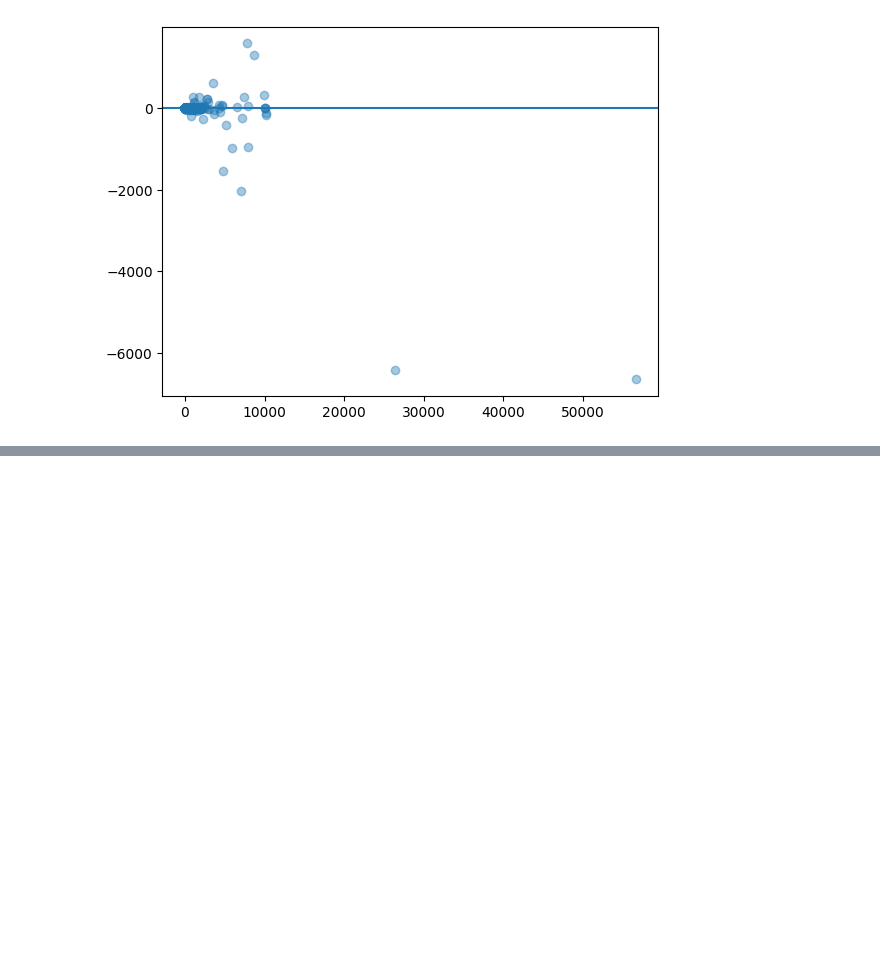
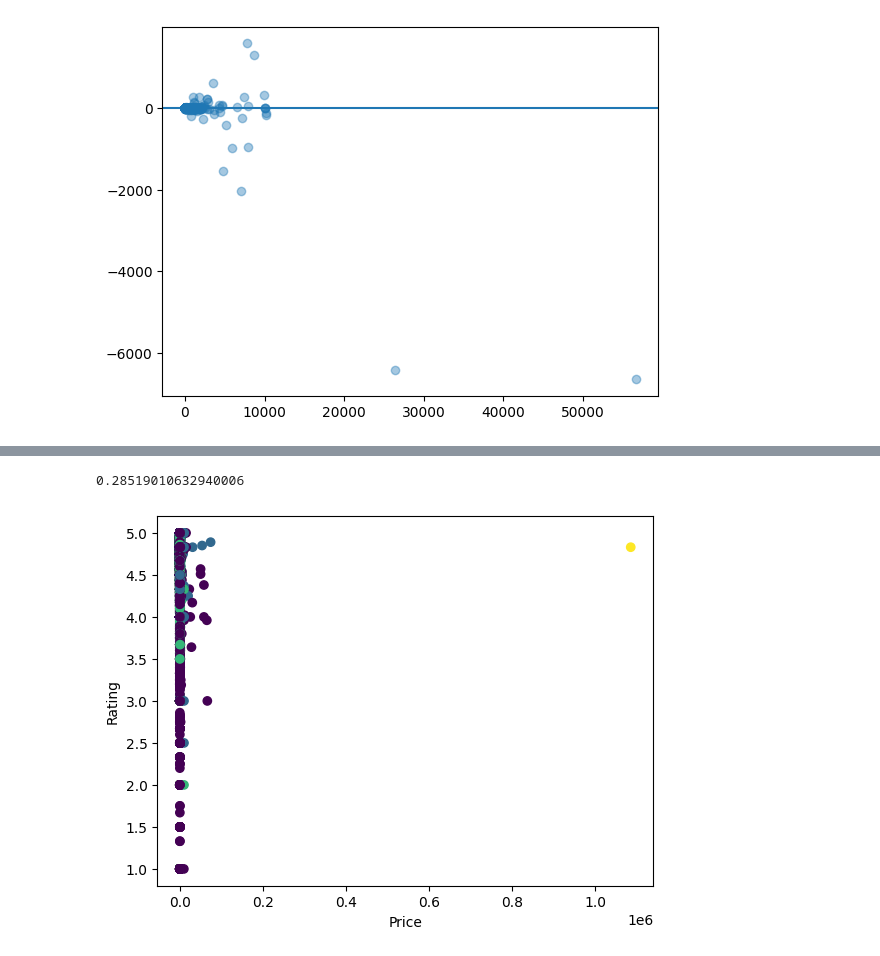
Before and after one commit to FathimaNafra/airbnb-data-engineering-project, a Jupyter notebook: notebooks/machine_learning.ipynb, the cells around one changed output, grey strips where cells are left out. Cells and saved outputs as stored; diff of their text form; code cells hidden in the pictures; blank space fills up the shorter version.

Commit message:
Implement listing segmentation using KMeans

```diff
--- a/notebooks/machine_learning.ipynb
+++ b/notebooks/machine_learning.ipynb
@@ -255,0 +271,23 @@ plt.show()
+# %%
+#Scale
+from sklearn.preprocessing import StandardScaler
+
+scaler = StandardScaler()
+
+scaled = scaler.fit_transform(
+    cluster_df
+)
+# %%
+# KMeans
+from sklearn.cluster import KMeans
+
+kmeans = KMeans(
+    n_clusters=4,
+    random_state=42
+)
+
+clusters = kmeans.fit_predict(
+    scaled
+)
+
+cluster_df["cluster"] = clusters
@@ -255,0 +306,26 @@ plt.show()
+# %%
+# Silhouette Score
+from sklearn.metrics import silhouette_score
+
+score = silhouette_score(
+    scaled,
+    clusters
+)
+
+print(score)
+# %% [output]
+0.28519010632940006
+# %%
+# Visualization
+plt.scatter(
+    cluster_df["price"],
+    cluster_df["review_scores_rating"],
+    c=cluster_df["cluster"]
+)
+
+plt.xlabel("Price")
+plt.ylabel("Rating")
+
+plt.show()
+# %% [output]
+[figure, added]
```
Also changed, not shown: parts of 3 cells of this notebook.
